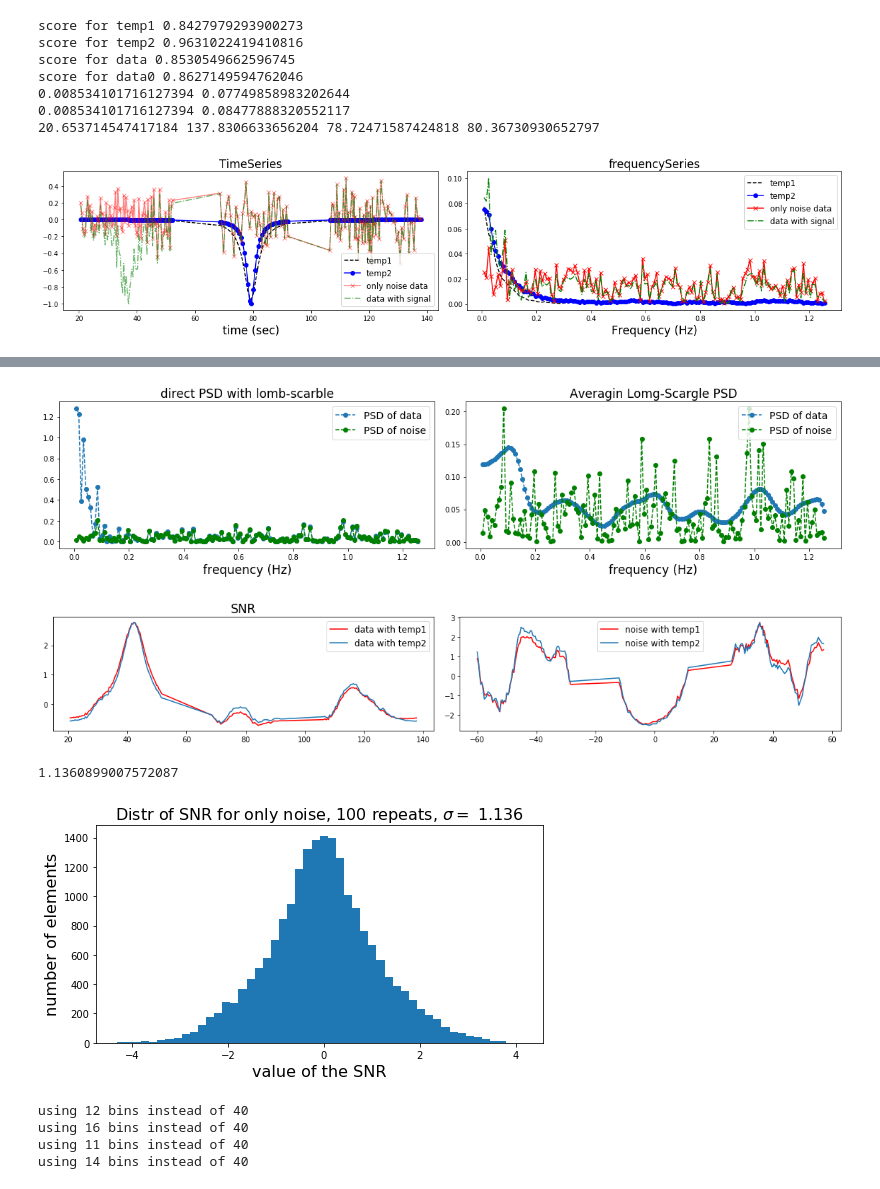
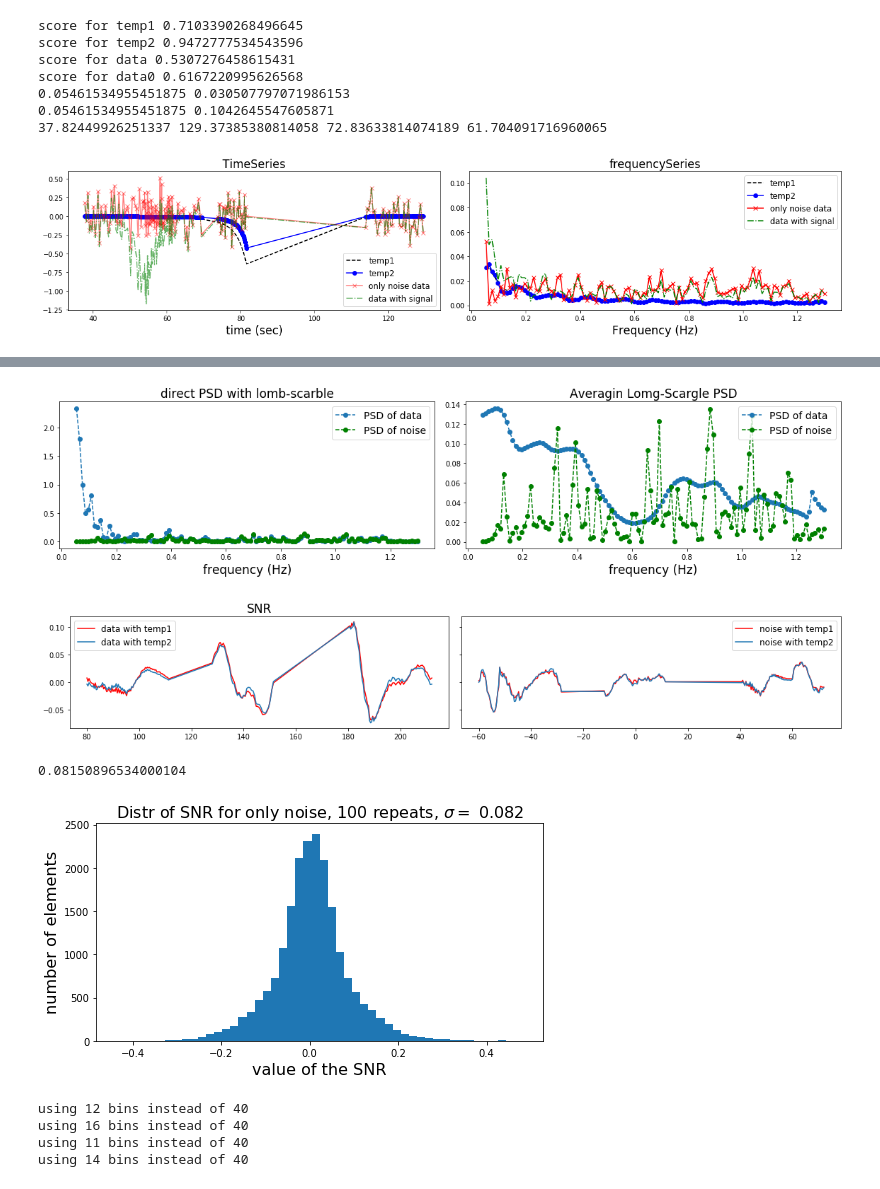
Before and after one commit to frmunozz/IrregularMatchedFilter, a Jupyter notebook: developing/notebooks/testForCompareToPyCBC.ipynb, the cells around one changed output, grey strips where cells are left out. Saved outputs shown, nothing was run; the diff lists cells and outputs as text; code cells hidden in the pictures.

```diff
--- a/developing/notebooks/testForCompareToPyCBC.ipynb
+++ b/developing/notebooks/testForCompareToPyCBC.ipynb
@@ -57,7 +57,7 @@ data = TimeSeries(data, times=times)
 # define freq. grid
 nyq = 1 / (2 * delta_t)
 samples_per_peak = 1
-df = 1 / times.duration / samples_per_peak
+df = 1 / times.duration / samples_per_peak * 5
 freqs = FrequencySamples(input_time=times,
                         minimum_frequency=samples_per_peak * df,
                         maximum_frequency=nyq + samples_per_peak * df,
@@ -100,14 +100,14 @@ print(freqs[0], abs(stilde[0]))
 # frequency domain at frequency 0, we could try to avoid this problem by not taking the 0 frequency
 print(min(times), max(times), np.mean(times), np.median(times))
 # %% [output]
-score for temp1 0.8427979293900273
-score for temp2 0.9631022419410816
-score for data 0.8530549662596745
-score for data0 0.8627149594762046
-0.008534101716127394 0.07749858983202644
-0.008534101716127394 0.08477888320552117
-20.653714547417184 137.8306633656204 78.72471587424818 80.36730930652797
+score for temp1 0.7103390268496645
+score for temp2 0.9472777534543596
+score for data 0.5307276458615431
+score for data0 0.6167220995626568
+0.05461534955451875 0.030507797071986153
+0.05461534955451875 0.1042645547605871
+37.82449926251337 129.37385380814058 72.83633814074189 61.704091716960065
-[figure, old version]
+[figure, new version]
 # %%
 aux = np.copy(times.value)
 # %%
@@ -214,27 +214,27 @@ plt.savefig("psd_aver.png")
 psd = avg_psd
 psd0 = avg_psd0
 # %% [output]
-[figure, old version]
+[figure, new version]
 # %%
 snr = matched_filter(htilde1, stilde, psd=None, reg=reg, times=times, unitary_energy=True)
 snr2 = matched_filter(htilde2, stilde, psd=None, reg=reg, times=times, unitary_energy=True)
 
-snr0 = matched_filter(htilde1, stilde0, psd=psd0, reg=reg, times=times, unitary_energy=True)
-snr02 = matched_filter(htilde2, stilde0, psd=psd0, reg=reg, times=times, unitary_energy=True)
+snr0 = matched_filter(htilde1, stilde0, psd=None, reg=reg, times=times, unitary_energy=True)
+snr02 = matched_filter(htilde2, stilde0, psd=None, reg=reg, times=times, unitary_energy=True)
 
-fig, [ax1, ax2] = plt.subplots(1, 2, figsize=(16, 3), sharey=False)
+fig, [ax1, ax2] = plt.subplots(1, 2, figsize=(16, 3), sharey=True)
 ax1.plot(times, snr.real, 'r', label="data with temp1")
 ax1.plot(times, snr2.real, label="data with temp2")
 ax1.legend(fontsize=12)
 ax1.set_title("SNR", fontsize=17)
 
 ax2.plot(times - times[n//2], (np.roll(snr0, n//2)).real, 'r', label="noise with temp1")
 ax2.plot(times - times[n//2], (np.roll(snr02, n//2)).real, label="noise with temp2")
 ax2.legend(fontsize=12)
 plt.tight_layout()
 plt.savefig("snr_example.png")
 # %% [output]
-[figure, old version]
+[figure, new version]
 # %%
 valoues = []
 window = signal.tukey(n, alpha=1./8)
@@ -255,8 +255,8 @@ plt.ylabel("number of elements", fontsize=16)
 plt.savefig("hist_dist.png")
 print(np.std(valoues))
 # %% [output]
-1.1360899007572087
+0.08150896534000104
-[figure, old version]
+[figure, new version]
 # %%
 # using the chi statistic
 
```
Also changed, not shown: 3 other files.
